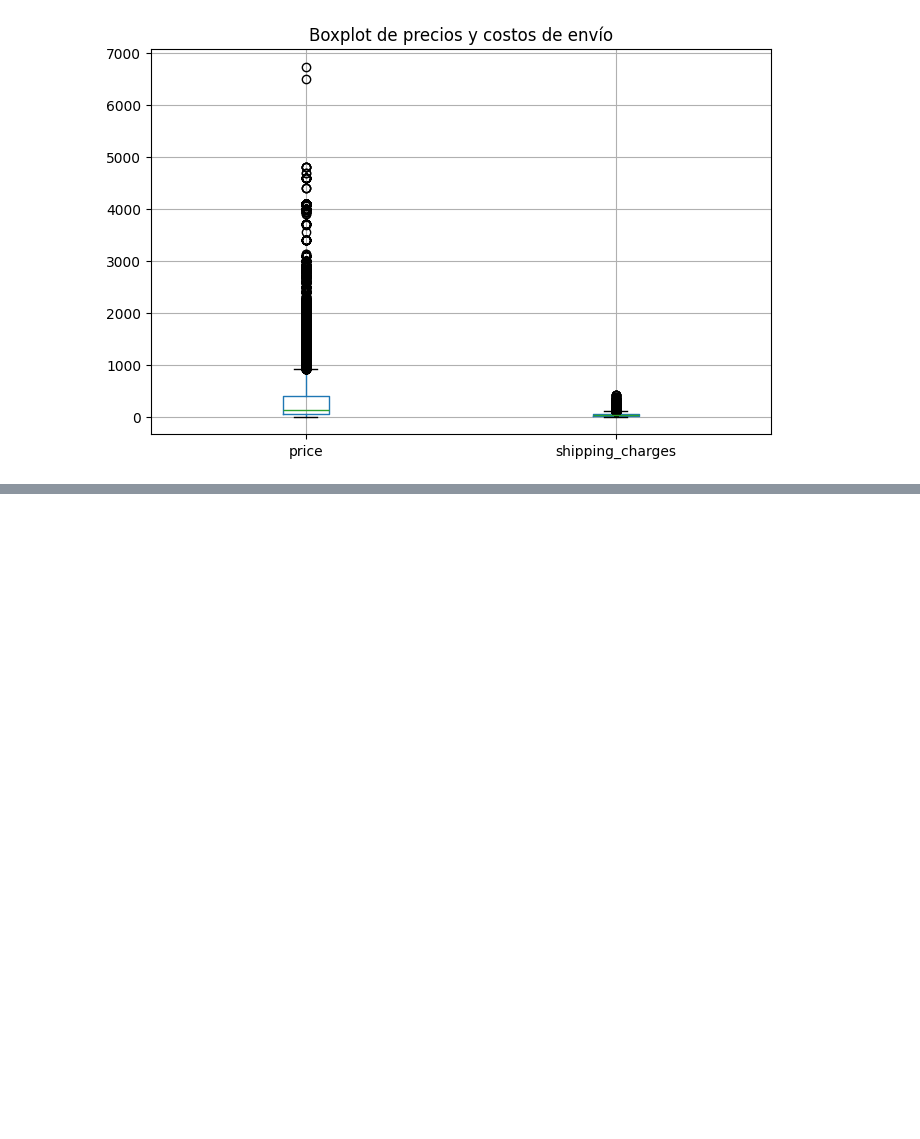
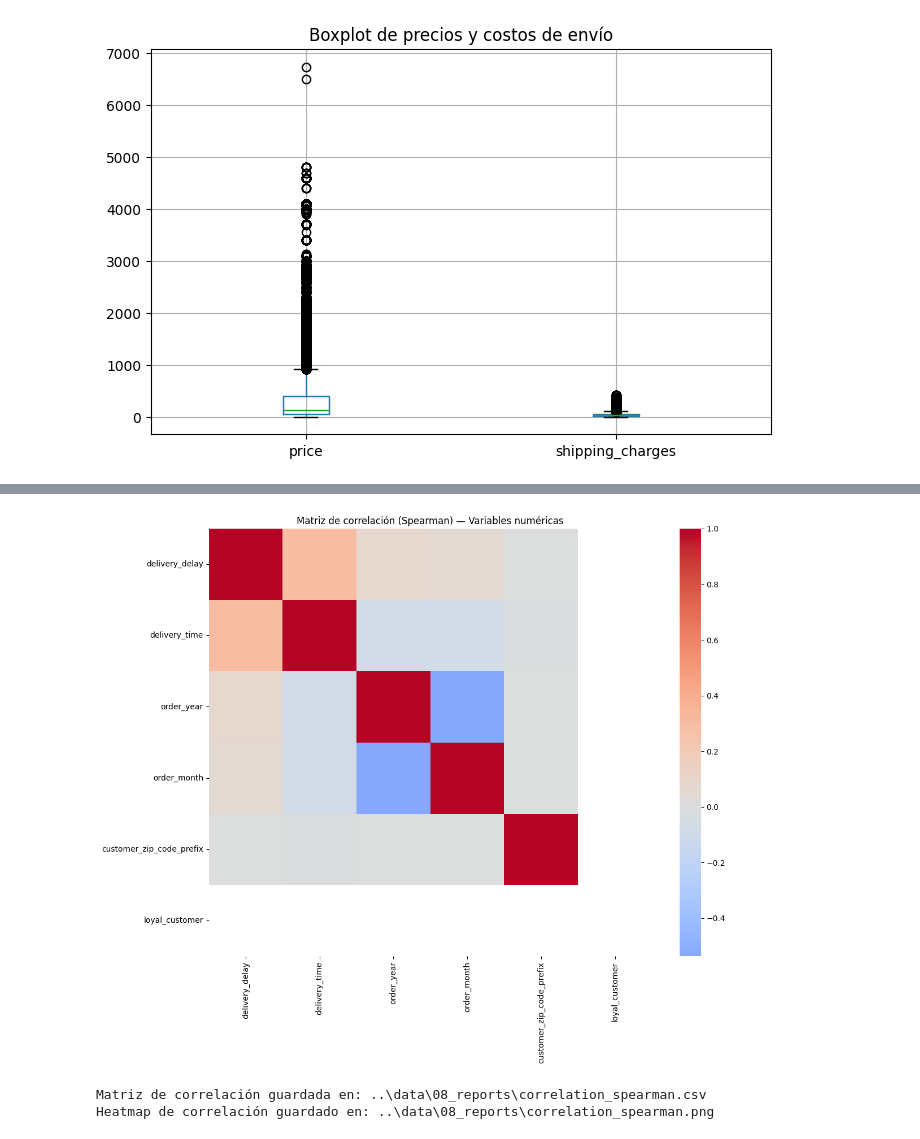
Before and after one commit to benmancilla/proyecto-ml, a Jupyter notebook: notebooks/02_data_understanding.ipynb, the cells around one changed output, grey strips where cells are left out. Saved outputs shown, nothing was run; the diff lists cells and outputs as text; code cells hidden in the pictures; blank space fills up the shorter version.

```diff
--- a/notebooks/02_data_understanding.ipynb
+++ b/notebooks/02_data_understanding.ipynb
@@ -156,0 +190,46 @@ Duplicados OrderItems: 0
+# %%
+# Correlación (Spearman) y VIF (multicolinealidad)
+# En esta sección calculamos la matriz de correlación de Spearman para variables numéricas
+# y evaluamos la multicolinealidad mediante el VIF. Guardamos resultados en 08_reports.
+import os
+from pathlib import Path
+import pandas as pd
+import numpy as np
+import seaborn as sns
+import matplotlib.pyplot as plt
+
+# Rutas
+root = Path('..')
+data_path = root / 'data' / '05_model_input' / 'model_input_with_target.csv'
+reports_dir = root / 'data' / '08_reports'
+reports_dir.mkdir(parents=True, exist_ok=True)
+
+# Cargar datos
+_df = pd.read_csv(data_path)
+
+# Seleccionar variables numéricas para correlación
+num_cols = _df.select_dtypes(include=['number']).columns.tolist()
+if not num_cols:
+    raise ValueError('No se encontraron columnas numéricas para la correlación.')
+
+corr_spearman = _df[num_cols].corr(method='spearman')
+# Guardar matriz de correlación a CSV
+corr_csv_path = reports_dir / 'correlation_spearman.csv'
+corr_spearman.to_csv(corr_csv_path, index=True)
+
+# Plot heatmap
+plt.figure(figsize=(12, 10))
+sns.heatmap(corr_spearman, cmap='coolwarm', center=0, square=False)
+plt.title('Matriz de correlación (Spearman) — Variables numéricas')
+plt.tight_layout()
+
+corr_png_path = reports_dir / 'correlation_spearman.png'
+plt.savefig(corr_png_path, dpi=150)
+plt.show()
+
+print(f"Matriz de correlación guardada en: {corr_csv_path}")
+print(f"Heatmap de correlación guardado en: {corr_png_path}")
+# %% [output]
+[figure, added]
+Matriz de correlación guardada en: ..\data\08_reports\correlation_spearman.csv
+Heatmap de correlación guardado en: ..\data\08_reports\correlation_spearman.png
```
Also changed, not shown: parts of 2 cells of this notebook, 37 other files.
